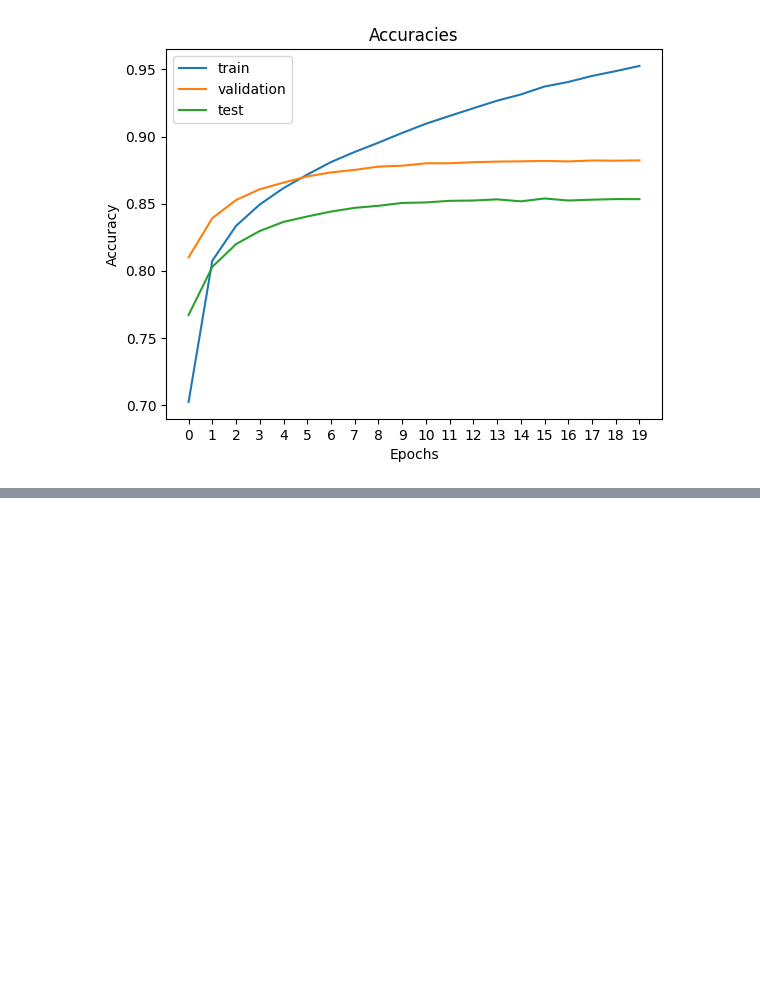
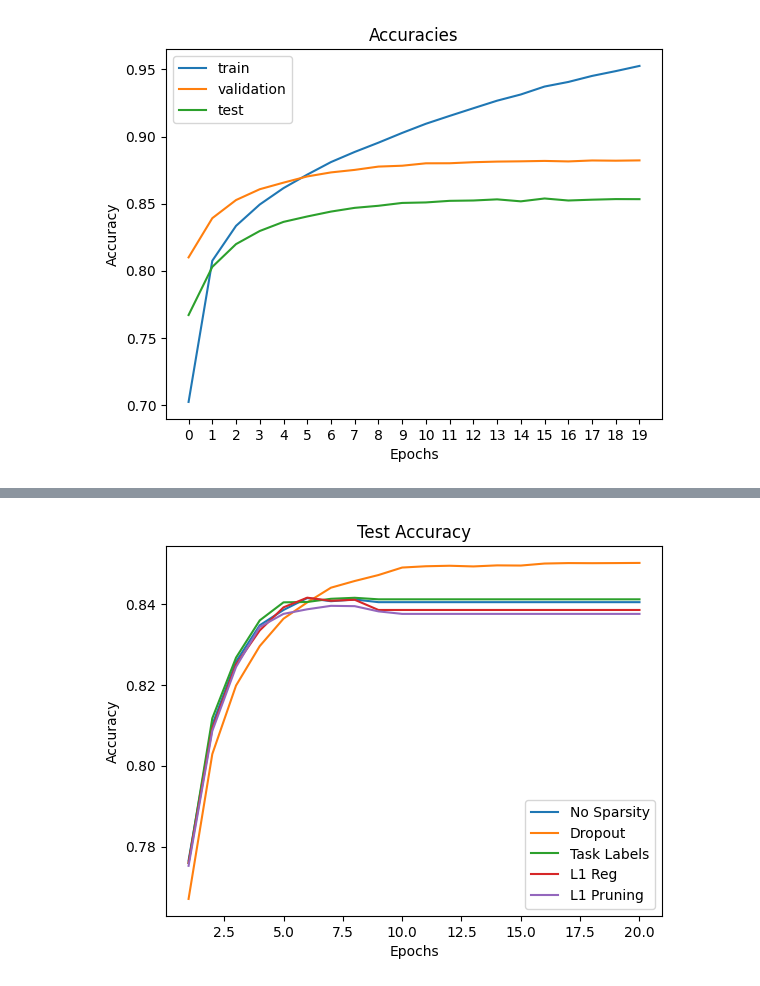
Before and after one commit to google/evojax, a Jupyter notebook: evojax/data/results_exploration.ipynb, the cells around one changed output, grey strips where cells are left out. Drawn from its saved outputs; the diff is of its cells as text; code cells hidden in the pictures; blank space fills up the shorter version.

```diff
--- a/evojax/data/results_exploration.ipynb
+++ b/evojax/data/results_exploration.ipynb
@@ -219,3 +219,6 @@ plt.legend()
 plt.show()
 # %% [output]
 [figure]
+# %%
+mean_test = df.loc[pd.IndexSlice[:, 'test', :], :].groupby(level=[0, 1]).mean().droplevel(1)
+# mean_test = df.loc[pd.IndexSlice[:, 'test', :], :].iloc[:, -1].groupby(level=[0, 1]).mean()
@@ -221,0 +234,14 @@ plt.show()
+# %%
+epochs = range(1, 21)
+plt.plot(epochs, mean_test.loc['baseline'], label='No Sparsity')
+plt.plot(epochs, mean_test.loc['dropout'], label='Dropout')
+plt.plot(epochs, mean_test.loc['task_labels'], label='Task Labels')
+plt.plot(epochs, mean_test.loc['l1_reg'], label='L1 Reg')
+plt.plot(epochs, mean_test.loc['l1_pruning'], label='L1 Pruning')
+plt.title('Test Accuracy')
+plt.xlabel('Epochs')
+plt.ylabel('Accuracy')
+plt.legend()
+plt.savefig('./images/baseline_test_acc.pdf')
+# %% [output]
+[figure, added]
```
Also changed, not shown: parts of 14 cells of this notebook, 6 other files.
